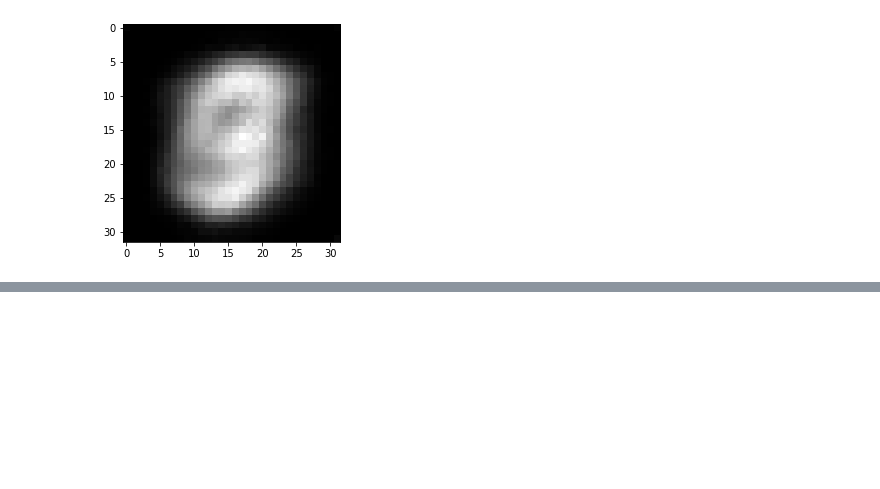
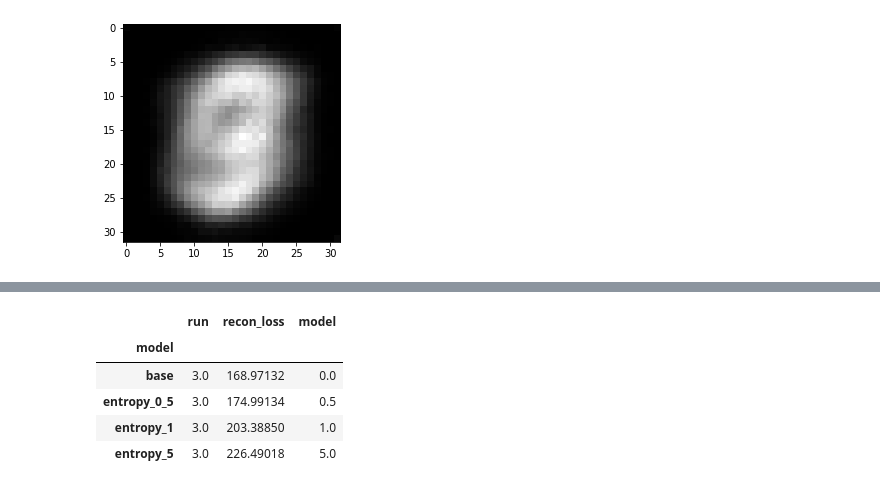
Before and after one commit to harrya32/encoder_attribution_priors, a Jupyter notebook: testing.ipynb, the cells around one changed output, grey strips where cells are left out. Saved outputs shown, nothing was run; the diff lists cells and outputs as text; code cells hidden in the pictures; blank space fills up the shorter version.

```diff
--- a/testing.ipynb
+++ b/testing.ipynb
@@ -292,0 +307,9 @@ recon_data = pd.read_csv('experiments/results/mnist/recon loss.csv')
+# %%
+entropy_losses
+# %% [output]
+|  | run | recon_loss | model |
+| model |  |  |  |
+| base | 3.0 | 168.97132 | 0.0 |
+| entropy_0_5 | 3.0 | 174.99134 | 0.5 |
+| entropy_1 | 3.0 | 203.38850 | 1.0 |
+| entropy_5 | 3.0 | 226.49018 | 5.0 |
```
Also changed, not shown: parts of 4 cells of this notebook, 12 other files.
